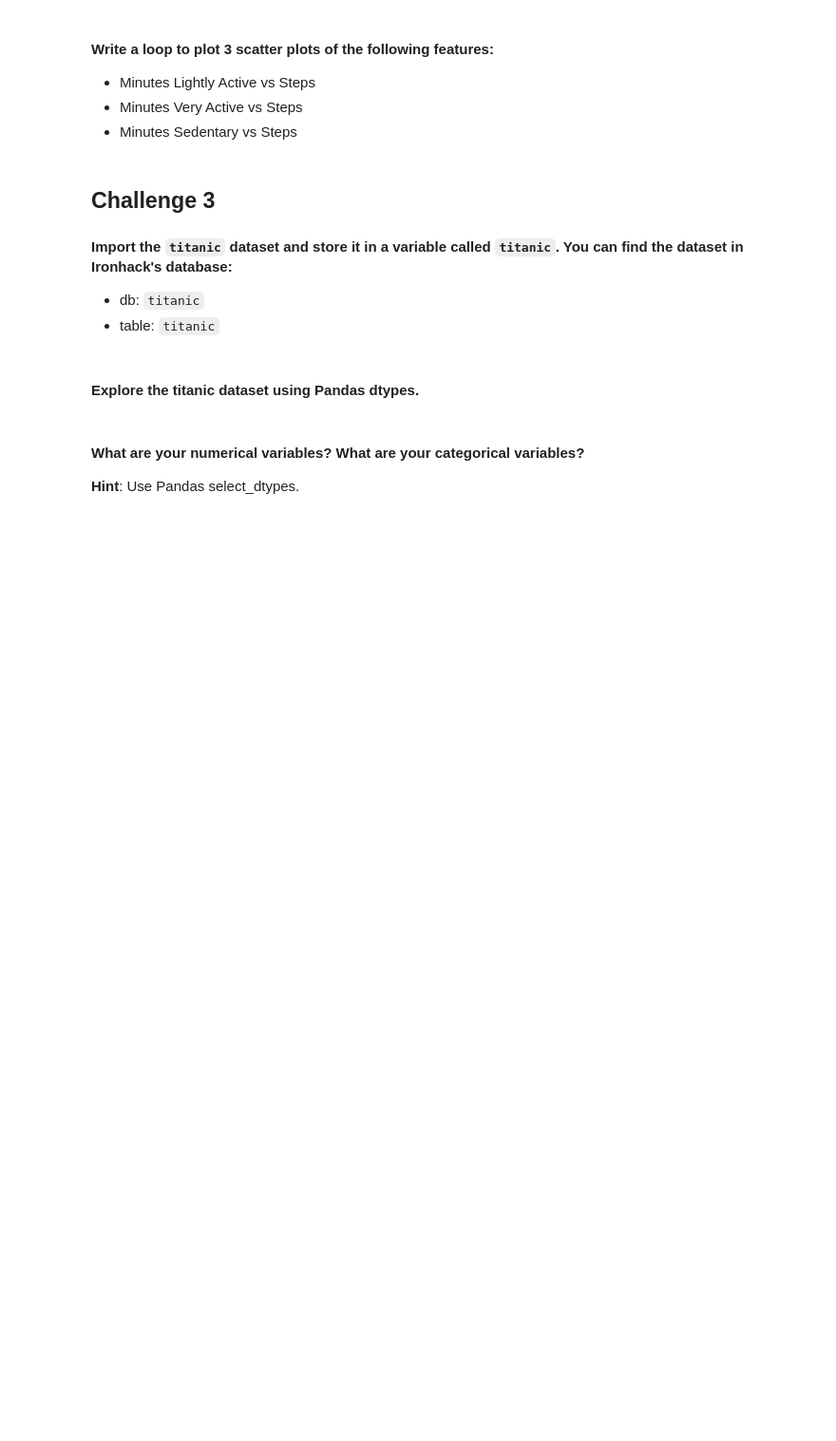
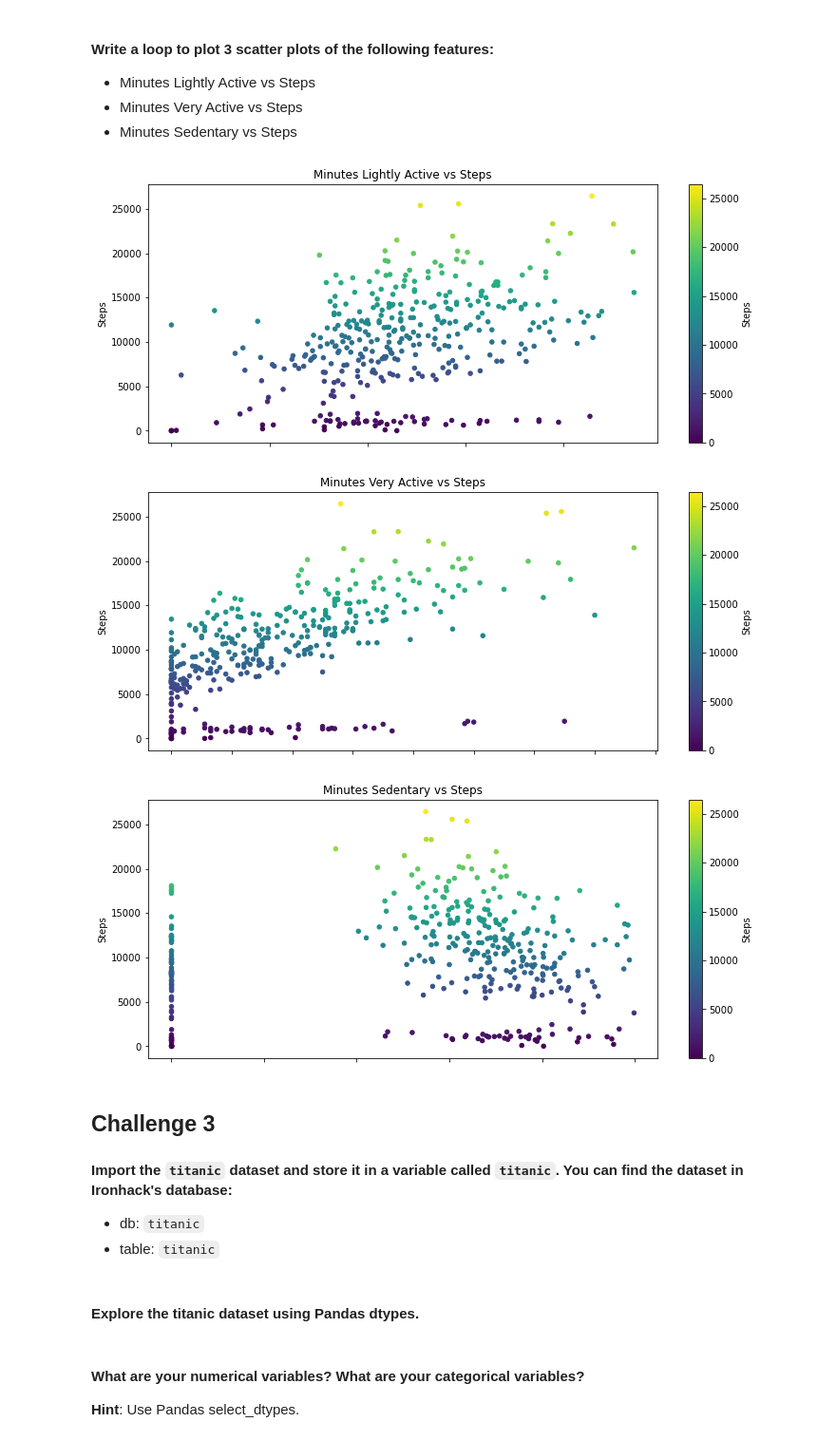
Before and after one commit to alvaro-saez/dataptmad1121_labs, a Jupyter notebook: module-2/matplotlib-seaborn/your-code/[matplotlib-seaborn] Alvaro Saez.ipynb, the cells around one changed output. Shown: that part at 95% size. Saved outputs shown, nothing was run; the diff lists cells and outputs as text; code cells hidden in the pictures; blank space fills up the shorter version.

```diff
--- a/module-2/matplotlib-seaborn/your-code/[matplotlib-seaborn] Alvaro Saez.ipynb
+++ b/module-2/matplotlib-seaborn/your-code/[matplotlib-seaborn] Alvaro Saez.ipynb
@@ -214,3 +284,15 @@ How the average number of steps change by month. Use the appropriate visualizati
+# %%
+#PANDAS
+# your code here
+scatter_lightly_act = fitbit_db.plot.scatter(x="Minutes Lightly Active", y="Steps", c="Steps", colormap="viridis",figsize=(12, 5),title ="Minutes Lightly Active vs Steps")
+scatter_very_act = fitbit_db.plot.scatter(x="Minutes Very Active", y="Steps", c="Steps", colormap="viridis",figsize=(12, 5), title ="Minutes Very Active vs Steps")
+scatter_sedentary = fitbit_db.plot.scatter(x="Minutes Sedentary", y="Steps", c="Steps", colormap="viridis",figsize=(12, 5), title ="Minutes Sedentary vs Steps")
+
+plt.show()
+# %% [output]
+[figure, added]
+[figure, added]
+[figure, added]
 # %% [markdown]
 ## Challenge 3
 
```
Also changed, not shown: parts of 9 cells of this notebook, 2 other files.
